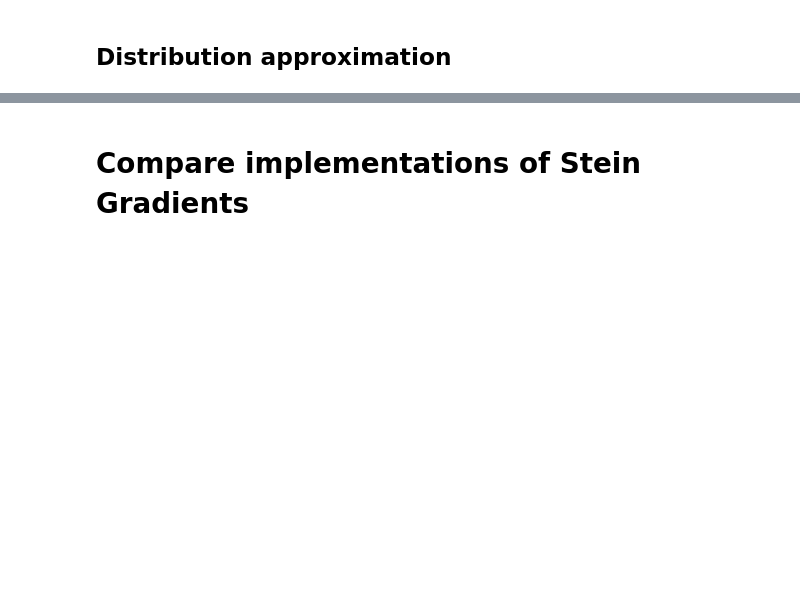
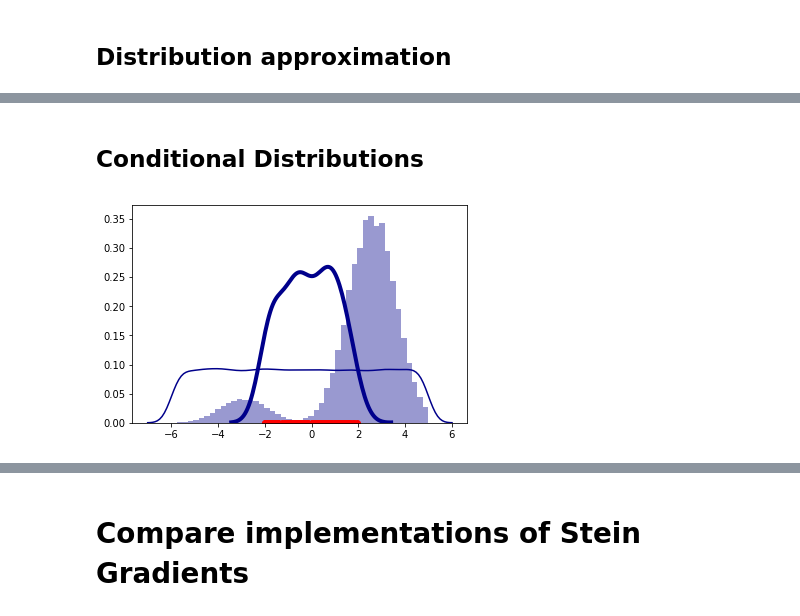
Before and after one commit to nakhodnov17/Samsung-Task, a Jupyter notebook: Stein Gradients/Stein Gradients.ipynb, the cells around one changed output, grey strips where cells are left out. Saved outputs shown, nothing was run; the diff lists cells and outputs as text; code cells hidden in the pictures; blank space fills up the shorter version.

Commit message:
Add experiments with conditional distribution; Init trick for update tetta_0 in Subspace Stein

```diff
--- a/Stein Gradients/Stein Gradients.ipynb
+++ b/Stein Gradients/Stein Gradients.ipynb
@@ -1649,5 +1623,5 @@ sns.kdeplot(real_samples, kernel='tri', color='darkblue', linewidth=4)
 # %%
-dm = DistributionMover(n_particles=100, n_dims=20, n_hidden_dims=5, use_latent=False)
+dm = DistributionMover(task='app', n_particles=100, n_dims=20, n_hidden_dims=5, use_latent=False)
 # %%
 # plot_projections(dm, use_real=True, N_plots_max=1, pdf=pdf)
 # plot_projections(dm, use_real=False, N_plots_max=1, pdf=pdf)
@@ -1681,0 +1649,25 @@ Kernel factor 11.880512751739365
+# %% [markdown]
+## Conditional Distributions
+# %%
+def plot_condition_distribution(dm, n_samples):
+    """
+    Args:
+        dm (DistributionMover): object contains unconditioned density, linear manifold and particles
+        n_samples (int): number of samples
+    Return:
+        (points, weight)
+    """
+    points = torch.zeros([dm.n_hidden_dims, n_samples], dtype=t_type, device=device).uniform_(-6, 5)
+    weight = dm.real_target_density(dm.lt.transform(points, n_particles_second=True))
+
+    sns.distplot(points.data.cpu().numpy(), hist_kws={'weights': weight.data.cpu().numpy()},
+             color='darkblue', kde=True)
+    plt.plot(dm.particles.data.cpu().numpy(), torch.zeros_like(dm.particles).data.cpu().numpy(), 'ro')
+    sns.kdeplot(dm.particles[0, :].data.cpu().numpy(),
+                kernel='gau', color='darkblue', linewidth=4)
+# %%
+dm = DistributionMover(task='app', n_particles=100, n_dims=2, n_hidden_dims=1, use_latent=True)
+# %%
+plot_condition_distribution(dm, 100000)
+# %% [output]
+[figure, added]
```
Also changed, not shown: parts of 30 cells of this notebook.
